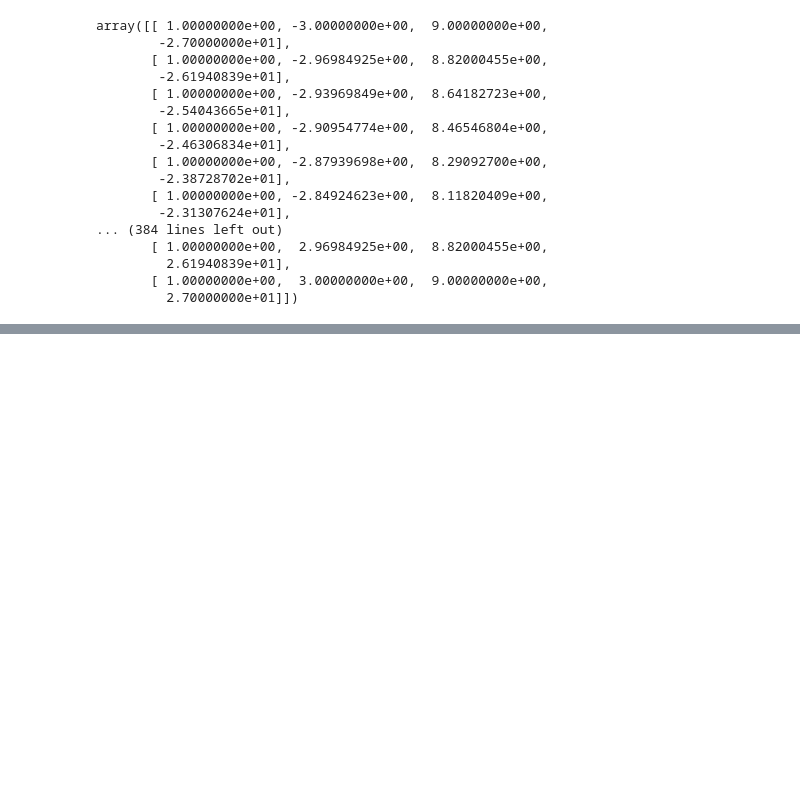
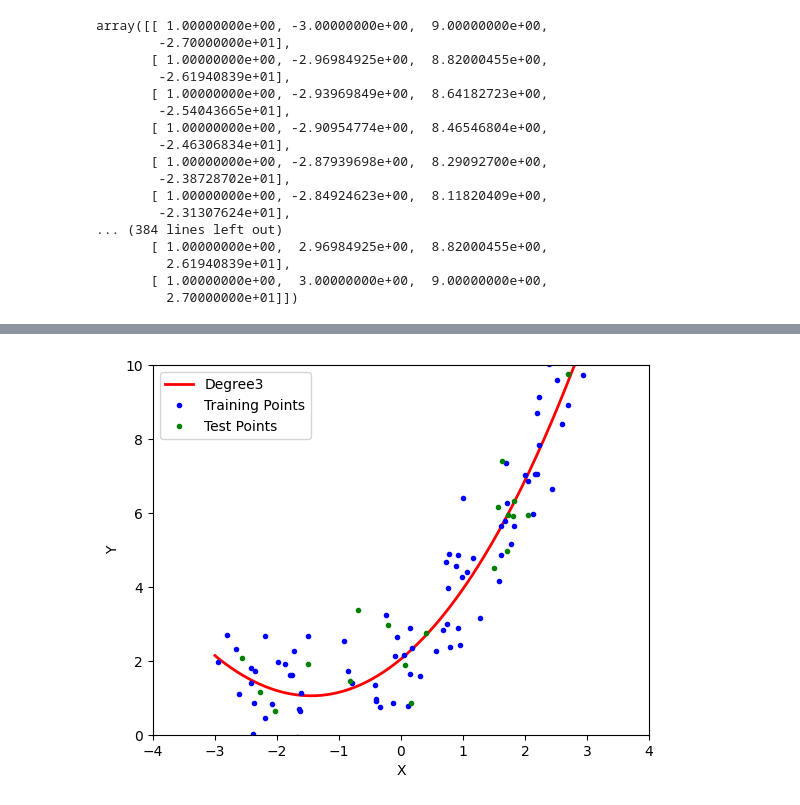
Before and after one commit to Surajgupta001/MACHINE-LEARNING, a Jupyter notebook: Python/18-Linear Regression/18.3-PolynomialRegression.ipynb, the cells around one changed output, grey strips where cells are left out. Cells and saved outputs as stored; diff of their text form; code cells hidden in the pictures; blank space fills up the shorter version.

```diff
--- a/Python/18-Linear Regression/18.3-PolynomialRegression.ipynb
+++ b/Python/18-Linear Regression/18.3-PolynomialRegression.ipynb
@@ -229,0 +281,4 @@ plt.show()
+# %%
+poly_regression(degree=3)
+# %% [output]
+[figure, added]
```
Also changed, not shown: parts of 20 cells of this notebook.
